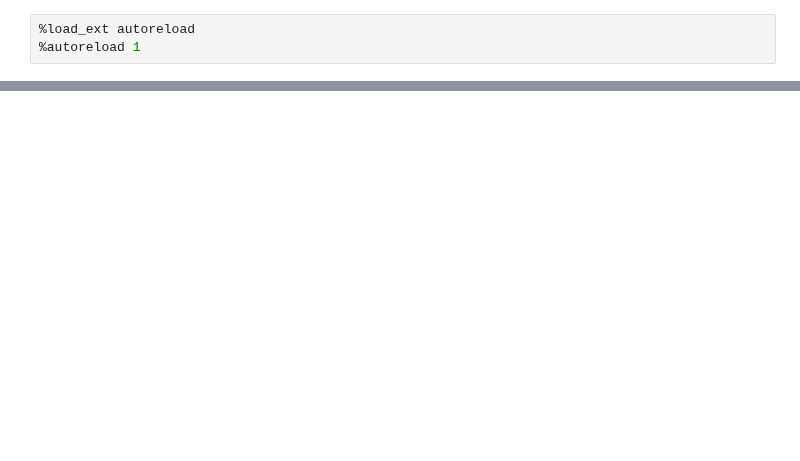
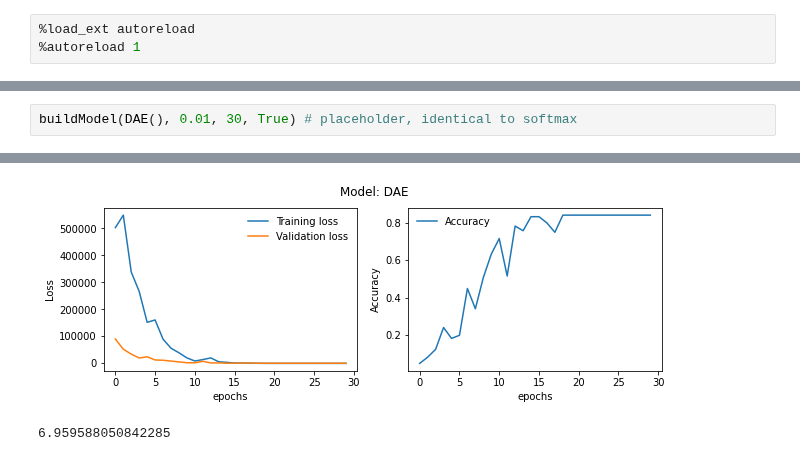
Before and after one commit to omgwenxx/machine_learning, a Jupyter notebook: assignment3/app/template.ipynb, the cells around one changed output, grey strips where cells are left out. Cells and saved outputs as stored; diff of their text form; blank space fills up the shorter version.

```diff
--- a/assignment3/app/template.ipynb
+++ b/assignment3/app/template.ipynb
@@ -58,0 +33,3 @@ i: 90, best_loss. 8588.402
+# %%
+buildModel(DAE(), 0.01, 30, True) # placeholder, identical to softmax
+# %% [output]
@@ -58,0 +38,2 @@ i: 90, best_loss. 8588.402
+[figure, added]
+6.959588050842285
```
Also changed, not shown: parts of 17 cells of this notebook, 16 other files.
